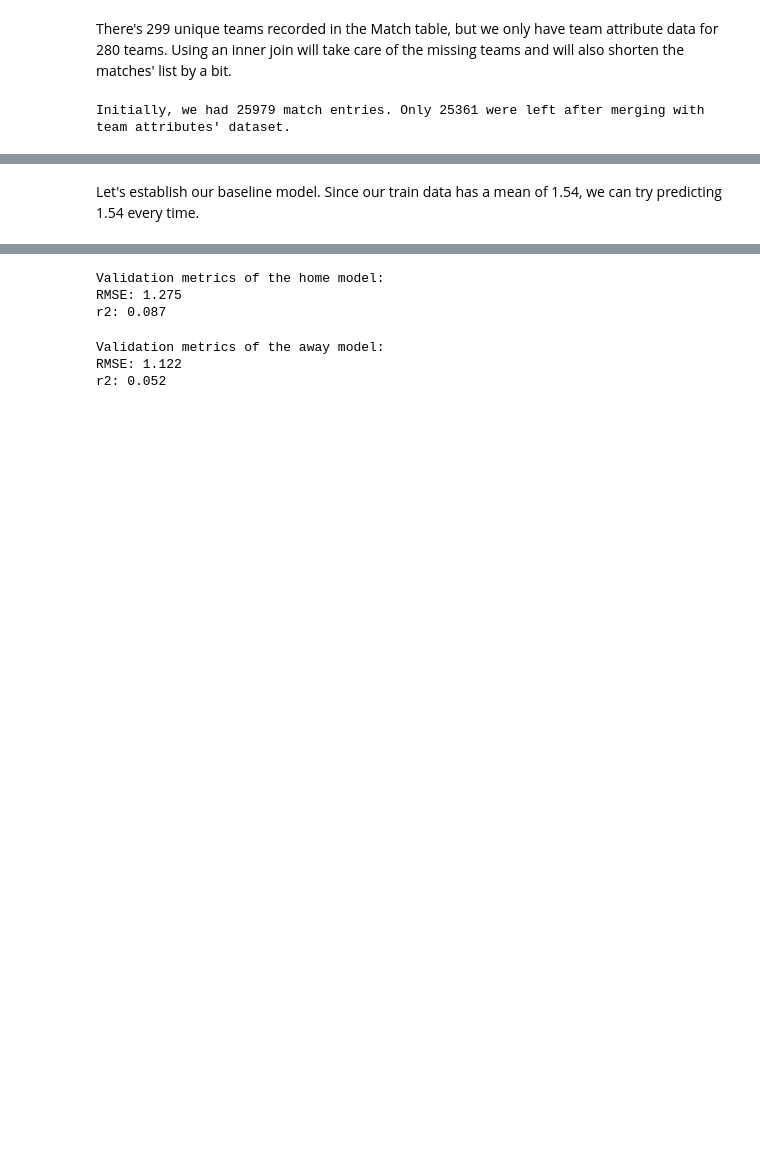
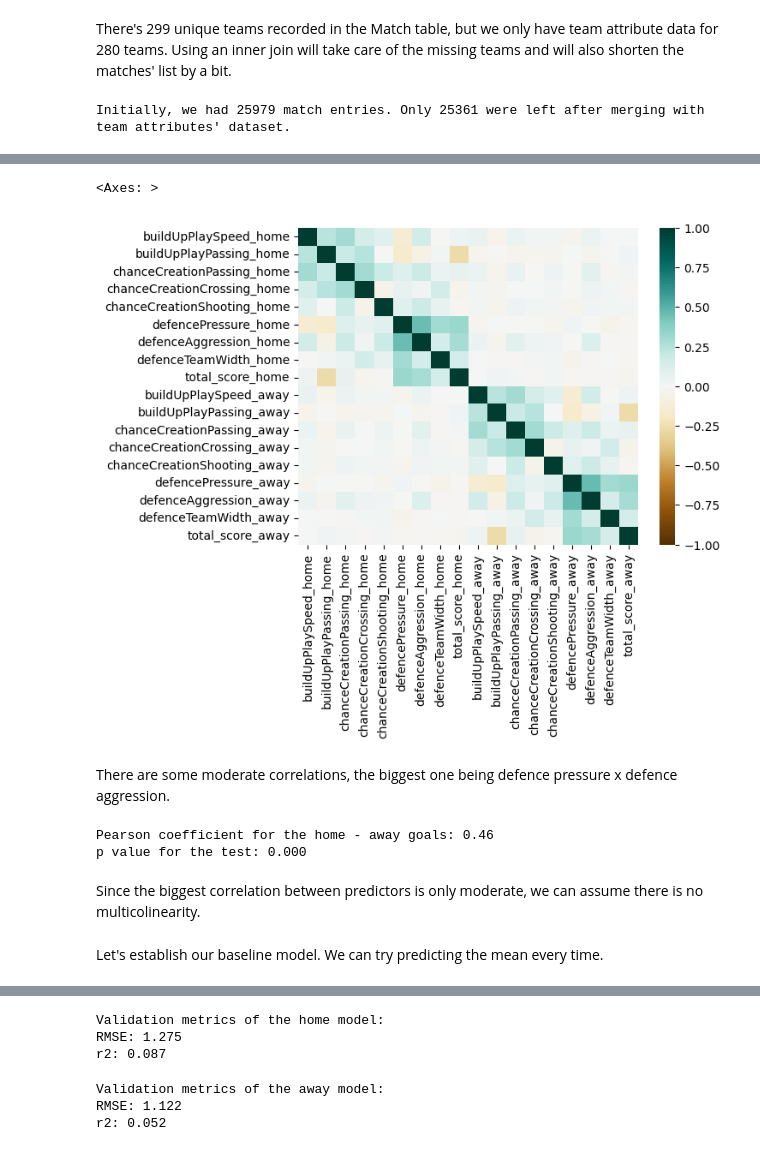
Before and after one commit to Vienmarskinis/football_matches, a Jupyter notebook: main_findings.ipynb, the cells around one changed output, grey strips where cells are left out. Drawn from its saved outputs; the diff is of its cells as text; code cells hidden in the pictures; blank space fills up the shorter version.

```diff
--- a/data_cleaning.ipynb
+++ b/main_findings.ipynb
@@ -1103,2 +1146,25 @@ Initially, we had 25979 match entries. Only 25361 were left after merging with t
+# %%
+sns.heatmap(
+    X_train.select_dtypes(include=[np.number]).corr(),
+    vmin=-1,
+    vmax=1,
+    cmap="BrBG",
+)
+# %% [output]
+<Axes: >
+[figure, added]
+# %% [markdown]
+There are some moderate correlations, the biggest one being defence pressure x defence aggression.
+# %%
+pearson, pvalue = stats.pearsonr(
+    X_train["defencePressure_home"], X_train["defenceAggression_home"]
+)
+print(f"Pearson coefficient for the home - away goals: {pearson:1.2f}")
+print(f"p value for the test: {pvalue:1.3f}")
+# %% [output]
+Pearson coefficient for the home - away goals: 0.46
+p value for the test: 0.000
+# %% [markdown]
+Since the biggest correlation between predictors is only moderate, we can assume there is no multicolinearity.
 # %% [markdown]
-Let's establish our baseline model. Since our train data has a mean of 1.54, we can try predicting 1.54 every time.
+Let's establish our baseline model. We can try predicting the mean every time.
```
Also changed, not shown: parts of 52 cells of this notebook, 2 other files.
